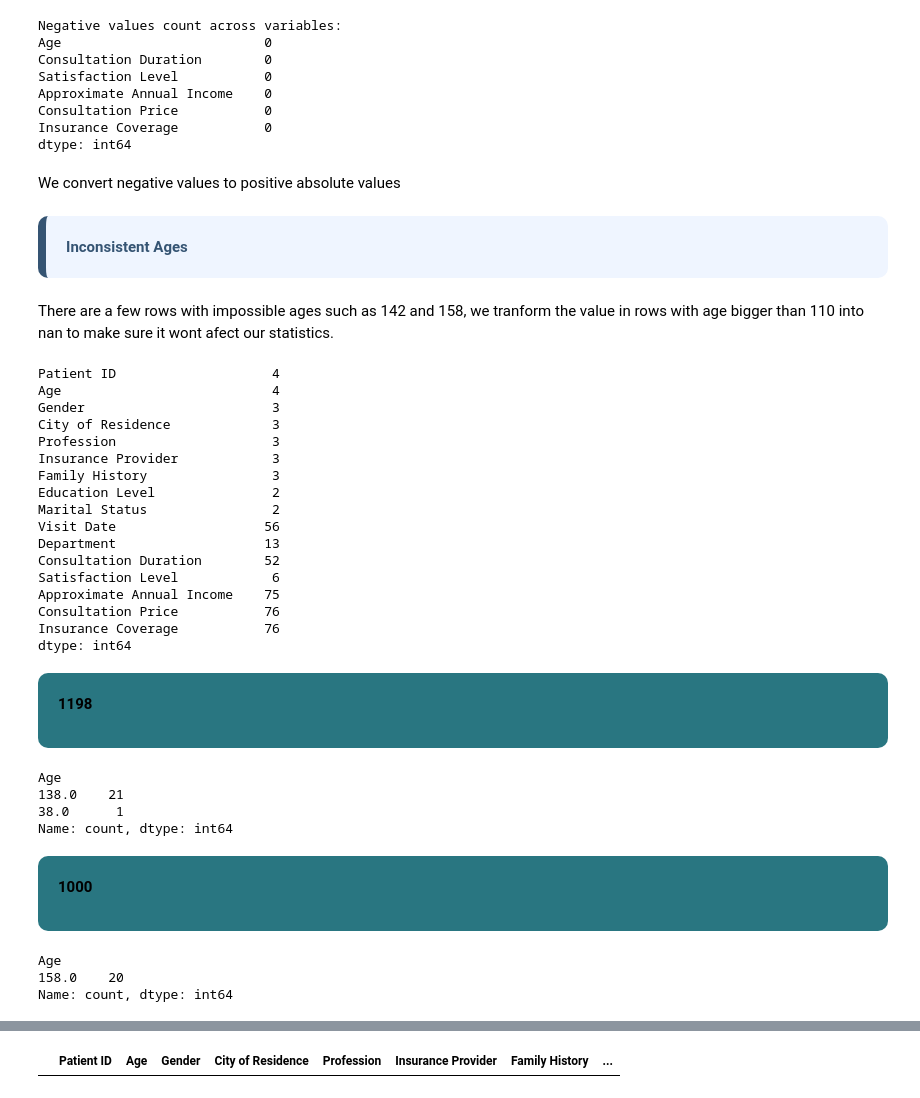
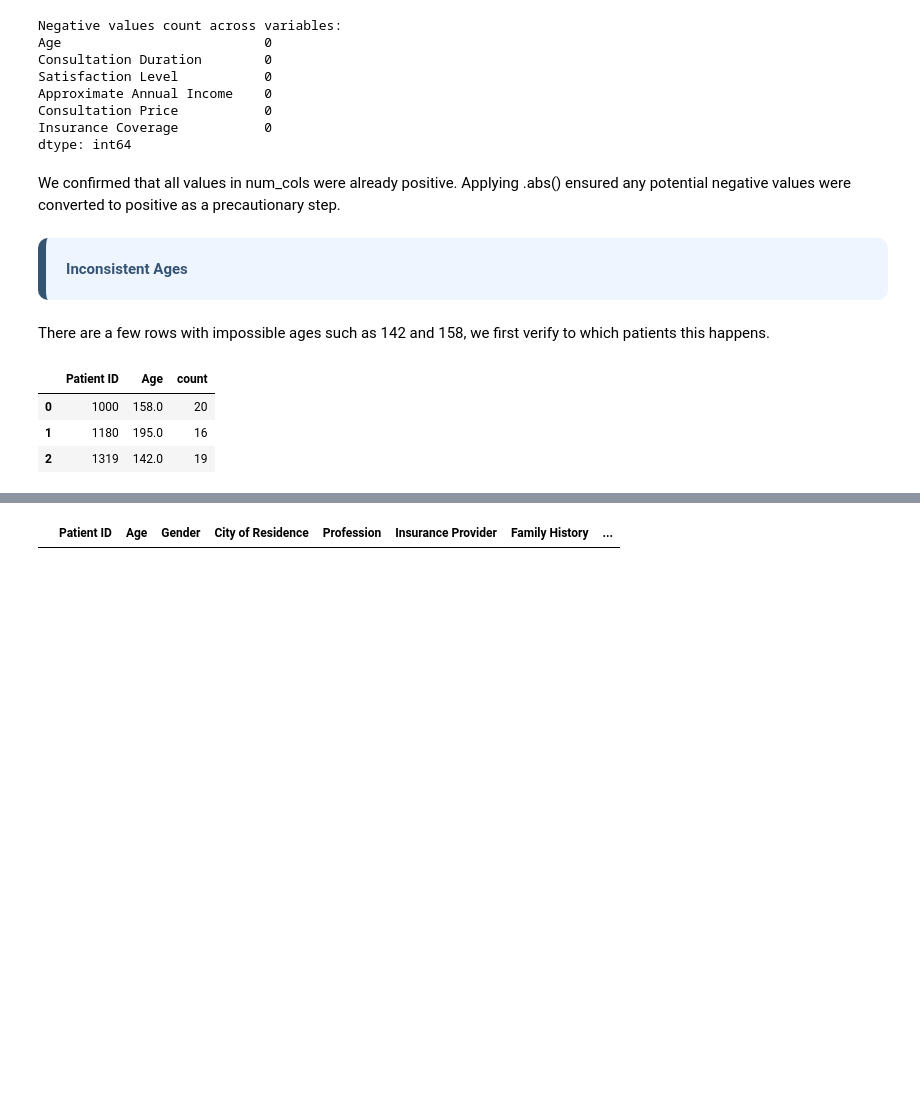
Before and after one commit to martim-dot/Preproc_2627, a Jupyter notebook: atualizado.ipynb, the cells around one changed output, grey strips where cells are left out. Drawn from its saved outputs; the diff is of its cells as text; code cells hidden in the pictures; blank space fills up the shorter version.

```diff
--- a/atualizado.ipynb
+++ b/atualizado.ipynb
@@ -460,7 +469,7 @@ Consultation Price           0
 Insurance Coverage           0
 dtype: int64
 # %% [markdown]
-We convert negative values to positive absolute values
+We confirmed that all values in num_cols were already positive. Applying .abs() ensured any potential negative values were converted to positive as a precautionary step.
 # %%
 
 for col in num_cols:
@@ -469,35 +478,16 @@ for col in num_cols:
 <div style="background-color:#EFF5FF; padding:20px; border-radius:10px; border-left:8px solid #355473; color:#355473;">
   <b> Inconsistent Ages </b>
 # %% [markdown]
-There are a few rows with impossible ages such as 142 and 158, we tranform the value in rows with age bigger than 110 into nan to make sure it wont afect our statistics.
+There are a few rows with impossible ages such as 142 and 158, we first verify to which patients this happens.
 # %%
-df.loc[df['Age'] > 120].nunique()
+# 1. Get the IDs of patients who have at least one record with Age > 120
+invalid_patients = df.loc[df['Age'] > 120, 'Patient ID'].unique()
+
+# 2. Filter for those patients and select their unique Patient ID & Age pairs
+df.loc[df['Patient ID'].isin(invalid_patients)].groupby(['Patient ID', 'Age']).size().reset_index(name='co' \
+'unt')
 # %% [output]
-Patient ID                    4
-Age                           4
-Gender                        3
-City of Residence             3
-Profession                    3
-Insurance Provider            3
-Family History                3
-Education Level               2
-Marital Status                2
-Visit Date                   56
-Department                   13
-Consultation Duration        52
-Satisfaction Level            6
-Approximate Annual Income    75
-Consultation Price           76
-Insurance Coverage           76
-dtype: int64
+|  | Patient ID | Age | count |
+| 0 | 1000 | 158.0 | 20 |
+| 1 | 1180 | 195.0 | 16 |
+| 2 | 1319 | 142.0 | 19 |
-# %% [markdown]
-<div style="background-color:#297681; padding:20px; border-radius:10px; border-left:8px">
-
-**1198**
-# %%
-df.loc[df['Patient ID'] == 1198, 'Age'].value_counts()
-# %% [output]
-Age
-138.0    21
-38.0      1
-Name: count, dtype: int64
@@ -506,10 +493,0 @@ df.loc[df['Patient ID'] == 1198, 'Age'] = 38
-# %% [markdown]
-<div style="background-color:#297681; padding:20px; border-radius:10px; border-left:8px">
-
-**1000**
-# %%
-df.loc[df['Patient ID'] == 1000, 'Age'].value_counts()
-# %% [output]
-Age
-158.0    20
-Name: count, dtype: int64
```
Also changed, not shown: parts of 19 cells of this notebook.
